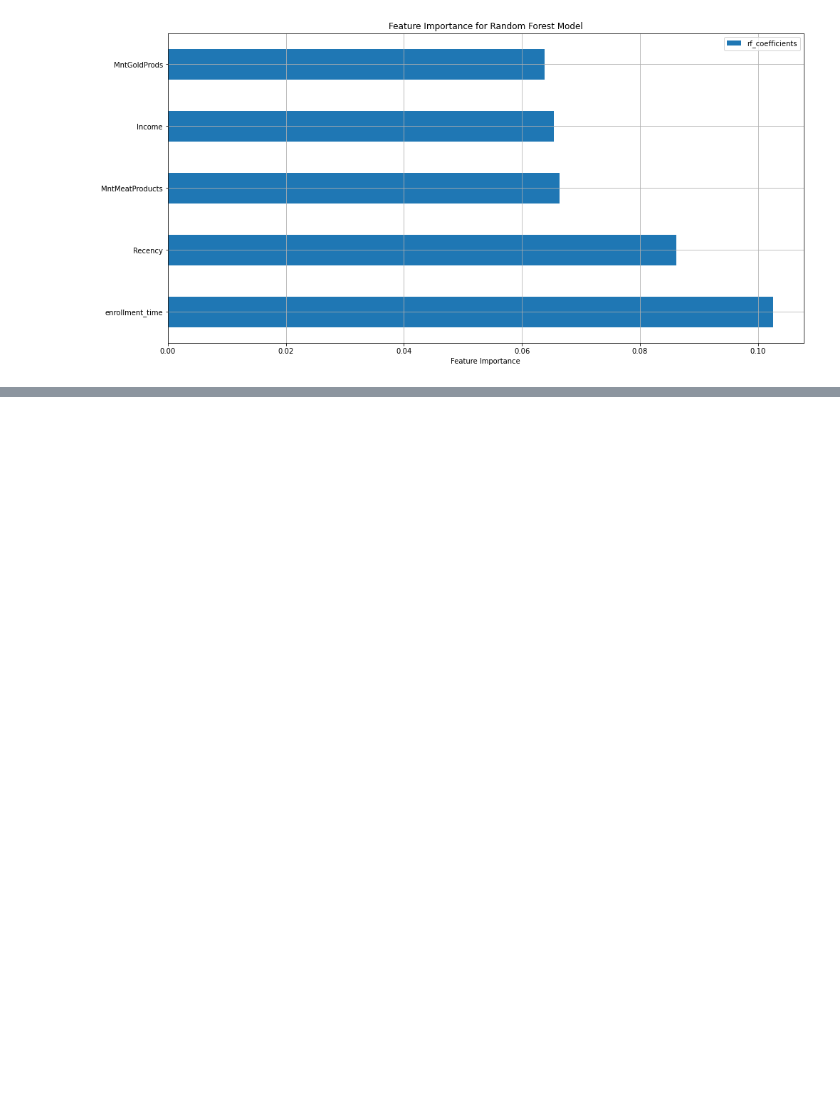
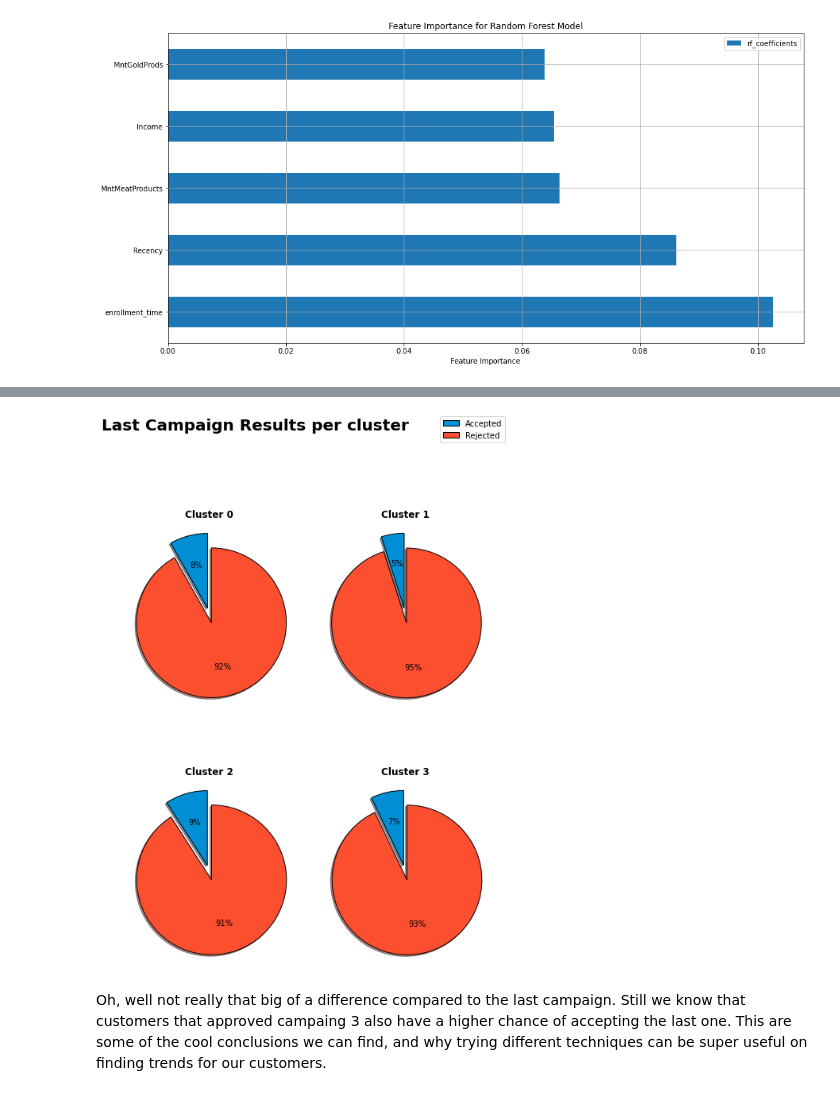
Before and after one commit to arojasb3/iFood_CRM-, a Jupyter notebook: ifood-data-business-analyst-test-latam-main/Classification Model.ipynb, the cells around one changed output, grey strips where cells are left out. Saved outputs shown, nothing was run; the diff lists cells and outputs as text; code cells hidden in the pictures; blank space fills up the shorter version.

Commit message:
Cluster and Classification Analysis
Corrected cluster analysis, apparently cluster numbers changed :(

Completed classification analysis and conclusions for the test.

```diff
--- a/ifood-data-business-analyst-test-latam-main/Classification Model.ipynb
+++ b/ifood-data-business-analyst-test-latam-main/Classification Model.ipynb
@@ -174,0 +247,41 @@ ax.set_xlabel('Feature Importance');
+# %%
+def get_campaign_frequency_cluster(df, group, campaings, k):
+    """function that returns a Pandas Data Frame of the
+    percentage of accepted campaigns per cluster
+    """
+    kmeans_list = {}
+    for camp in campaings: kmeans_list[camp] = []
+    for clust in range(0, k):
+        for camp in campaings:
+            kmeans_list[camp].append(1 - list(df[df[group] == clust][camp].value_counts())[0] / df[df[group] == clust].shape[0])
+
+    return pd.DataFrame(kmeans_list, index=range(0, k))
+
+def create_campaign_pie_charts(df, campaign, title):
+    # thanks to help from https://stackoverflow.com/questions/62169907/seaborn-catplot-kind-count-change-bar-chart-to-pie-chart
+    """function that creates a cool pie chart plot for each cluster for a campaign acceptance
+    """
+    fig, axes = plt.subplots(nrows=2, ncols=2)
+    labels = 'Accepted', 'Rejected'
+    colors = ['#008fd5', '#fc4f30']
+    explode = (0.1, 0.1)
+
+    plt.tight_layout()
+
+    for i, col in enumerate(df.index):
+        numb = df.iloc[i][campaign]
+        curr = list(axes.flat)[i]
+        curr.pie([numb, 1-numb], startangle=90, colors=colors, wedgeprops={'edgecolor': 'black'}, autopct='%1.f%%', explode=explode, shadow=True)
+        curr.set_title(f'Cluster {i}', fontweight='bold')
+
+    fig.suptitle(title, fontsize=20, y=1.07, fontweight='bold', x=0.37)
+    fig.set_figheight(10)
+    fig.set_figwidth(7)
+    fig.legend(loc='best', labels=labels, fontsize='medium')
+    fig.tight_layout()
+# %%
+create_campaign_pie_charts(get_campaign_frequency_cluster(df2, 'clusters_kmeans', campaings, 4), 'AcceptedCmp3', 'Last Campaign Results per cluster')
+# %% [output]
+[figure, added]
+# %% [markdown]
+Oh, well not really that big of a difference compared to the last campaign. Still we know that customers that approved campaing 3 also have a higher chance of accepting the last one. This are some of the cool conclusions we can find, and why trying different techniques can be super useful on finding trends for our customers.
```
Also changed, not shown: parts of 21 cells of this notebook.
